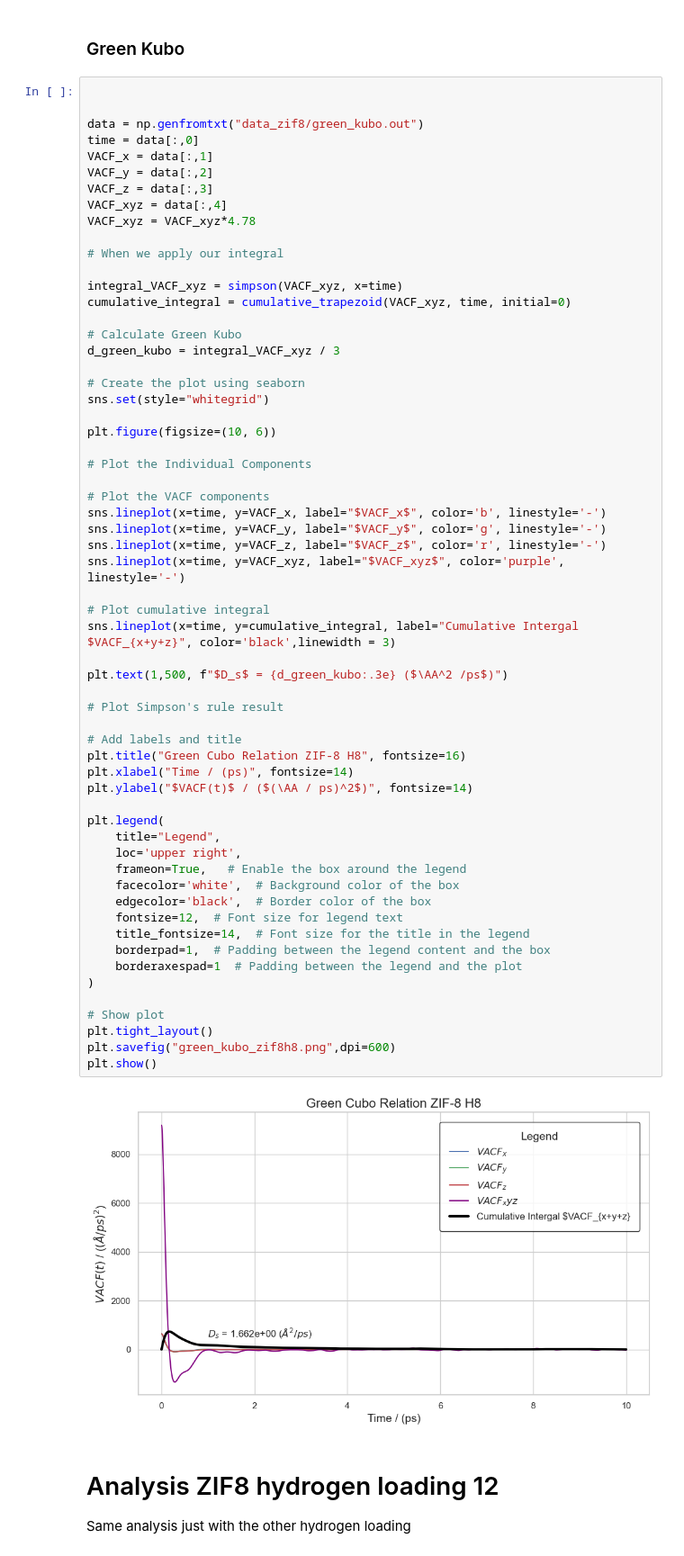
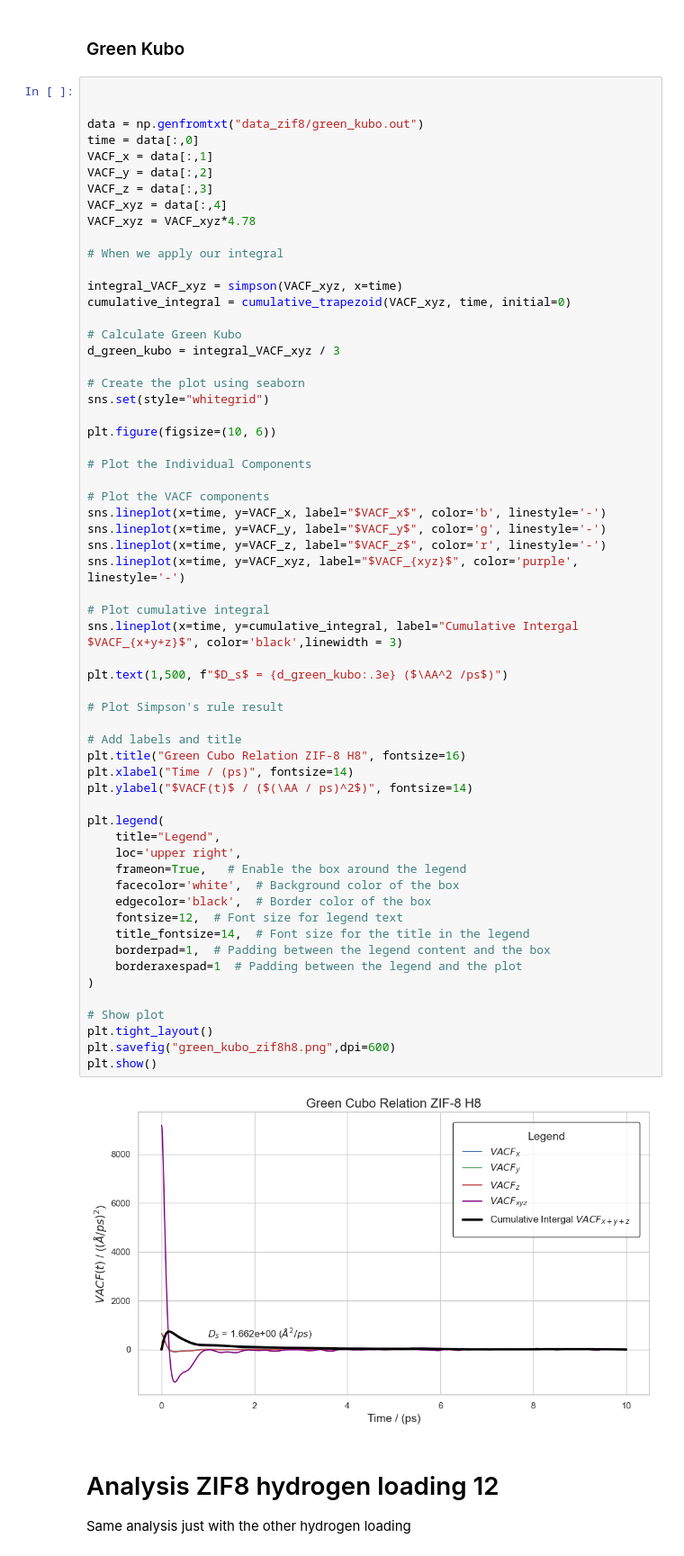
Before and after one commit to LukasMeinschad/Theoretische_Chemie, a Jupyter notebook: Praktikum/qm_part_b/Auswertung_QM_B.ipynb, the cells around one changed output. Shown at 90% size. Cells and saved outputs as stored; diff of their text form.

```diff
--- a/Praktikum/qm_part_b/Auswertung_QM_B.ipynb
+++ b/Praktikum/qm_part_b/Auswertung_QM_B.ipynb
@@ -237,38 +240,38 @@ plt.figure(figsize=(10, 6))
 sns.lineplot(x=time, y=VACF_x, label="$VACF_x$", color='b', linestyle='-')
 sns.lineplot(x=time, y=VACF_y, label="$VACF_y$", color='g', linestyle='-')
 sns.lineplot(x=time, y=VACF_z, label="$VACF_z$", color='r', linestyle='-')
-sns.lineplot(x=time, y=VACF_xyz, label="$VACF_xyz$", color='purple', linestyle='-')
+sns.lineplot(x=time, y=VACF_xyz, label="$VACF_{xyz}$", color='purple', linestyle='-')
 
 # Plot cumulative integral
-sns.lineplot(x=time, y=cumulative_integral, label="Cumulative Intergal $VACF_{x+y+z}", color='black',linewidth = 3)
+sns.lineplot(x=time, y=cumulative_integral, label="Cumulative Intergal $VACF_{x+y+z}$", color='black',linewidth = 3)
 
 plt.text(1,500, f"$D_s$ = {d_green_kubo:.3e} ($\AA^2 /ps$)")
 
 # Plot Simpson's rule result
 
 # Add labels and title
 plt.title("Green Cubo Relation ZIF-8 H8", fontsize=16)
 plt.xlabel("Time / (ps)", fontsize=14)
 plt.ylabel("$VACF(t)$ / ($(\AA / ps)^2$)", fontsize=14)
 
 plt.legend(
     title="Legend",
     loc='upper right',
     frameon=True,   # Enable the box around the legend
     facecolor='white',  # Background color of the box
     edgecolor='black',  # Border color of the box
     fontsize=12,  # Font size for legend text
     title_fontsize=14,  # Font size for the title in the legend
     borderpad=1,  # Padding between the legend content and the box
     borderaxespad=1  # Padding between the legend and the plot
 )
 
 # Show plot
 plt.tight_layout()
 plt.savefig("green_kubo_zif8h8.png",dpi=600)
 plt.show()
 # %% [output]
-[figure, old version]
+[figure, new version]
 # %% [markdown]
 # Analysis ZIF8 hydrogen loading 12
 
```
Also changed, not shown: parts of 7 cells of this notebook, 17 other files.
